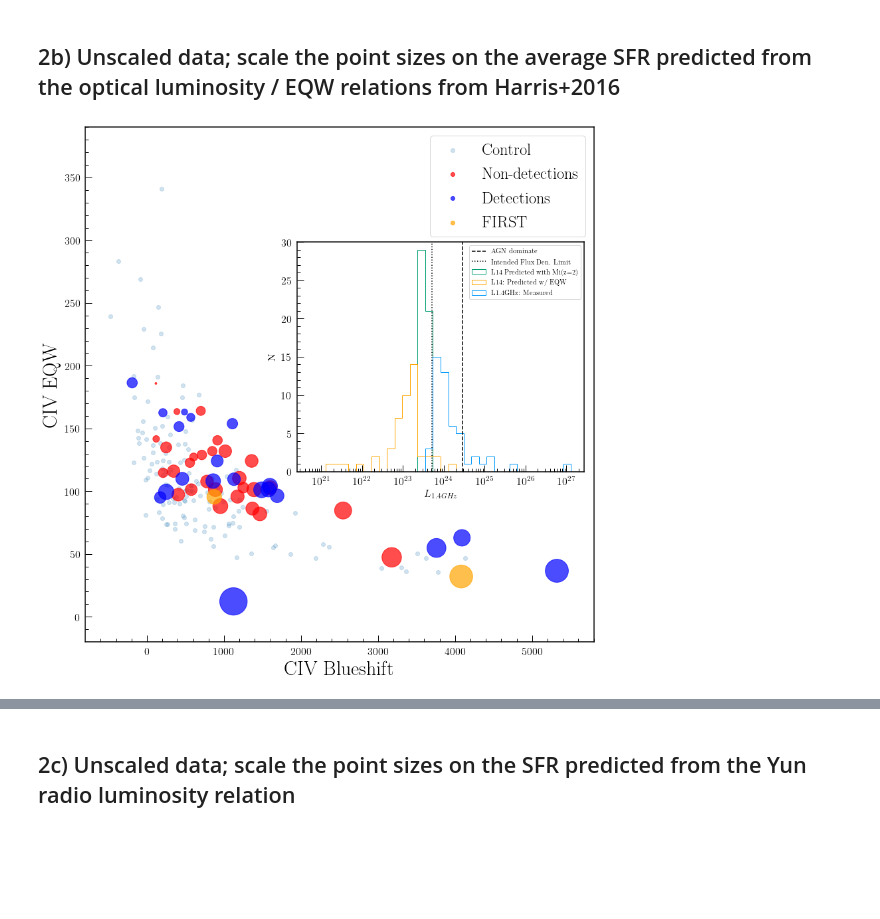
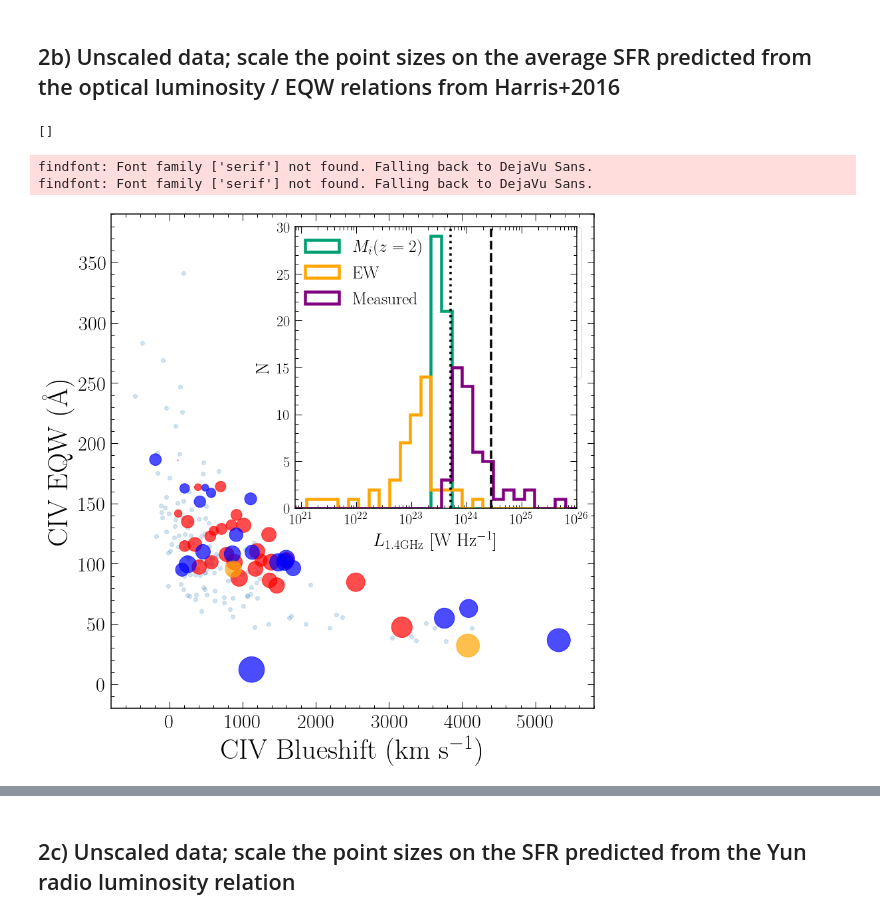
Before and after one commit to RichardsGroup/VLA2018b, a Jupyter notebook: MakeFigures_forPaper.ipynb, the cells around one changed output, grey strips where cells are left out. Cells and saved outputs as stored; diff of their text form; code cells hidden in the pictures; blank space fills up the shorter version.

```diff
--- a/MakeFigures_forPaper.ipynb
+++ b/MakeFigures_forPaper.ipynb
@@ -18,3 +12,8 @@ or from the matplotlib source distribution
+# %%
+plt.rcParams['xtick.top'] = True
+plt.rcParams['ytick.right'] = True
+prop_cycle = plt.rcParams['axes.prop_cycle']
+colors = prop_cycle.by_key()['color']
 # %%
 def figsze(hscale,
             vscale=0.618034,
@@ -279,0 +312,4 @@ findfont: Font family ['serif'] not found. Falling back to DejaVu Sans.
+# %%
+#Find object closest to SFR_obs = SFR_pred
+bulk_ind = np.argmin((((SFRL14/avgSFR)-1.)**2)[det==0])
+print(np.array([figs['name'], ((SFRL14/avgSFR)-1.), det, logistic_radio, logistic_harris]).T[bulk_ind])
@@ -279,0 +329,4 @@ findfont: Font family ['serif'] not found. Falling back to DejaVu Sans.
+# %%
+scaleup = 0.30
+logistic_radio += scaleup*abs(logistic_harris[bulk_ind] - logistic_radio[bulk_ind])
+logistic_harris -= (1-scaleup)*abs(logistic_harris[bulk_ind] - logistic_radio[bulk_ind])
@@ -280,46 +418,64 @@ findfont: Font family ['serif'] not found. Falling back to DejaVu Sans.
 # %% [markdown]
 ## 2b) Unscaled data; scale the point sizes on the average SFR predicted from the optical luminosity / EQW relations from Harris+2016
 # %%
+logGTR = radluminosity(1.4, 3., S3, -0.7, z)
+
 #Use Yun+2001 to invert these SFRs to L1.4GHz
 L14_eqw = 1.7e21*SFR_eqw(vla_eqw)
 L14_Mi = 1.7e21*SFR_Mi(Miz2)
 L14_gtr = 10.**logGTR
 bins1 = np.logspace(np.log10(min(min(L14_eqw[L14_eqw>0.]), min(L14_Mi[L14_Mi>0.]))), np.log10(max(L14_gtr)), 35)
+# %%
+print(logistic_harris[logistic_harris<0])
+# %% [output]
+[]
 # %%
 fig, ax1 = plt.subplots(figsize=(12,12))
 
-ax1.scatter(control_voff, control_eqw, alpha=0.2, label="Control")
+ax1.scatter(control_voff, control_eqw, alpha=0.2)
 
 ax1.scatter(voff_civ[D==0], ew_civ[D==0], s=logistic_harris[D==0], color="red", alpha=0.7)
 ax1.scatter(voff_civ[D==1], ew_civ[D==1], s=logistic_harris[D==1], color="blue", alpha=0.7)
 ax1.scatter(voff_civ[D==2], ew_civ[D==2], s=logistic_harris[D==2], color="orange", alpha=0.7)
 
 #Faux points so they're the same size in the legend
-ax1.scatter(5000, 5000, color="red", alpha=0.7, label="Non-detections")
-ax1.scatter(5000, 5000, color="blue", alpha=0.7, label="Detections")
-ax1.scatter(5000, 5000, color="orange", alpha=0.7, label="FIRST")
+ax1.scatter(5000, 5000, s=550, color=colors[0], alpha=0.2, label="Control")
+ax1.scatter(5000, 5000, s=550, color="red", alpha=0.7, label="Non-detections")
+ax1.scatter(5000, 5000, s=550, color="blue", alpha=0.7, label="Detections")
+ax1.scatter(5000, 5000, s=550, color="orange", alpha=0.7, label="FIRST")
 
 # These are in unitless percentages of the figure size. (0,0 is bottom left)
-left, bottom, width, height = [0.463, 0.38, 0.5, 0.4]
+left, bottom, width, height = [0.46, 0.468, 0.49, 0.49]
 ax2 = fig.add_axes([left, bottom, width, height])
 
-ax2.hist([L14_gtr, L14_eqw, L14_Mi], histtype="step", bins=bins1, color=["#0099ff", "#ffa500", "#009e73"],
-          label=["L1.4GHz: Measured", "L14: Predicted w/ EQW", "L14 Predicted with Mi(z=2)"])
-ax2.plot([10**24.45,10**24.45],[0,38],"--k",label="AGN dominate")
-ax2.plot([10**23.71,10**23.71],[0,38],":k",label="Intended Flux Den. Limit")
+ax2.hist([L14_gtr, L14_eqw, L14_Mi], histtype="step", bins=bins1, color=["purple", "#ffa500", "#009e73"],
+          label=["Measured", "EW", "$M_i(z=2)$"],
+          linewidth=4.5)
+
+ax2.plot([10**24.45,10**24.45],[0,38],"--k",linewidth=3.5) #label="AGN dominate"
+ax2.plot([10**23.71,10**23.71],[0,38],":k",linewidth=3.5)  #label="Intended Flux Den. Limit"
 ax2.set_ylim([0,30])
+ax2.set_xlim([10.**20.9,10.**26.])
 ax2.set_xscale("log")
-ax2.set_xlabel("$L_{1.4GHz}$")
-ax2.set_ylabel("N")
-ax2.legend(loc="upper right", prop={"size":10.5})
+ax2.set_xlabel("$L_\mathrm{1.4GHz}$ [W Hz$^{-1}$]",fontsize=27.5)
+ax2.set_ylabel("N",fontsize=27.5)
+ax2.legend(bbox_to_anchor=(0.51,0.66), frameon=False, prop={"size":25.75})
+ax2.tick_params(axis='both', which='major', labelsize=22.5)
 
-ax1.set_xlabel("CIV Blueshift", fontsize=30)
-ax1.set_ylabel("CIV EQW", fontsize=30)
+
+ax1.set_xlabel("CIV Blueshift (km s$^{-1}$)", fontsize=42.5)
+ax1.set_ylabel("CIV EQW (Å)", fontsize=42.5)
 ax1.set_xlim(-800,5800)
 ax1.set_ylim(-20,390)
-ax1.legend(loc="best", prop={'size': 24.5})
+#ax1.legend(loc="best", bbox_to_anchor=(0.64,0.21), prop={'size': 23.5})
+ax1.legend(loc="best", prop={'size': 37.5})
+ax1.tick_params(axis='both', which='major', labelsize=30)
+#ax1.tick_params(axis='both', which='minor', labelsize=8)
 plt.tight_layout()
 plt.savefig("PaperPlots/CIVPlot_sizeHarris_SFRinset.pdf")
+#plt.savefig("PaperPlots/CIVPlot_sizeHarris.pdf")
 plt.show()
 # %% [output]
+findfont: Font family ['serif'] not found. Falling back to DejaVu Sans.
+findfont: Font family ['serif'] not found. Falling back to DejaVu Sans.
-[figure, old version]
+[figure, new version]
```
Also changed, not shown: parts of 51 cells of this notebook.
